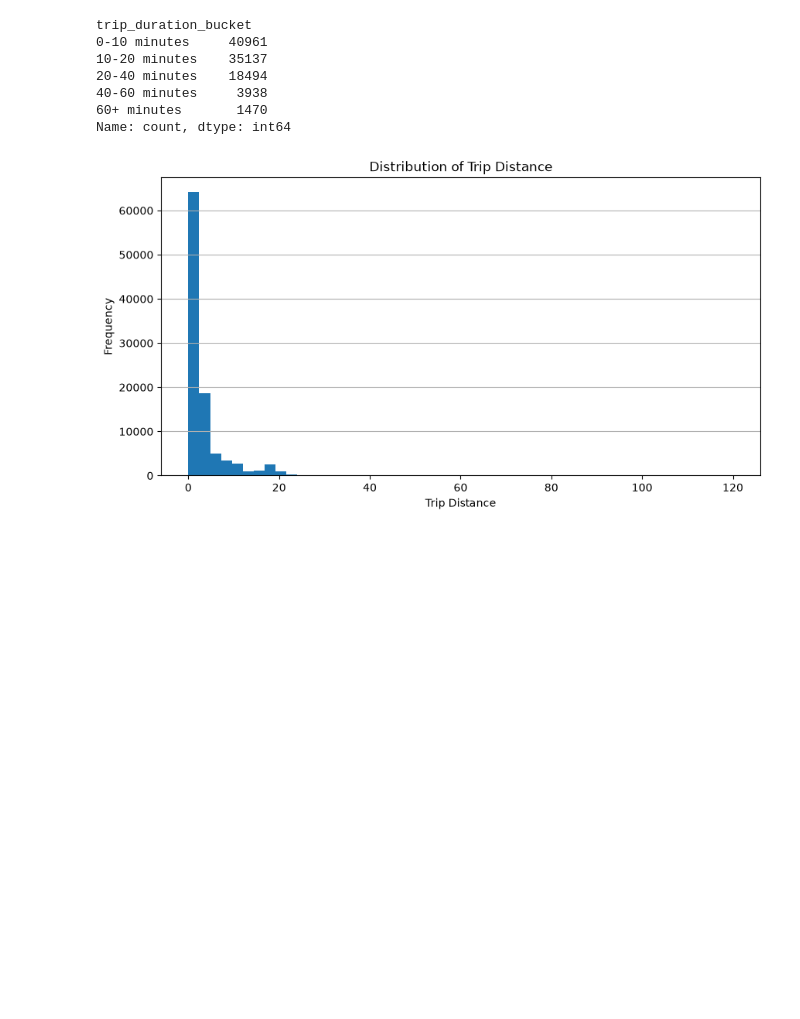
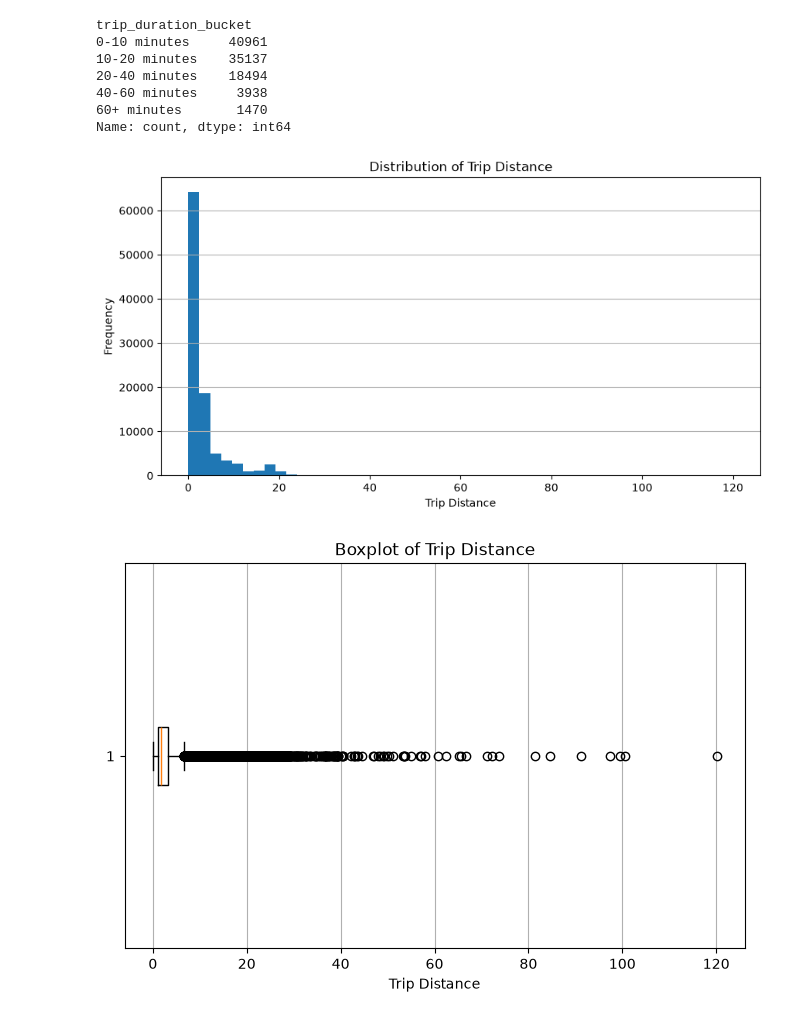
Before and after one commit to sidiqqm/nyc-taxi-trips, a Jupyter notebook: notebooks/01_python_eda.ipynb, the cells around one changed output. Cells and saved outputs as stored; diff of their text form; code cells hidden in the pictures; blank space fills up the shorter version.

```diff
--- a/notebooks/01_python_eda.ipynb
+++ b/notebooks/01_python_eda.ipynb
@@ -519,11 +519,27 @@ def plot_histogram(dataframe: pd.DataFrame, column: str, title: str, xlabel: str
     plt.grid(axis="y")
     plt.show()
 
-plot_histogram(
-    dataframe=df_sample,
-    column="trip_distance",
-    title="Distribution of Trip Distance",
-    xlabel="Trip Distance"
-)
+def plot_boxplot(dataframe: pd.DataFrame, column: str, title: str, xlabel: str):
+    plt.figure(figsize=(8, 5))
+    plt.boxplot(dataframe[column].dropna(), vert=False)
+    plt.title(title)
+    plt.xlabel(xlabel)
+    plt.grid(axis="x")
+    plt.show()
-# %% [output]
-[figure, removed]
+# %%
+plot_histogram(
+    dataframe=df_sample,
+    column="trip_distance",
+    title="Distribution of Trip Distance",
+    xlabel="Trip Distance"
+)
+
+plot_boxplot(
+    dataframe=df_sample,
+    column="trip_distance",
+    title="Boxplot of Trip Distance",
+    xlabel="Trip Distance"
+)
+# %% [output]
+[figure, added]
+[figure, added]
```
Also changed, not shown: parts of 8 cells of this notebook.
